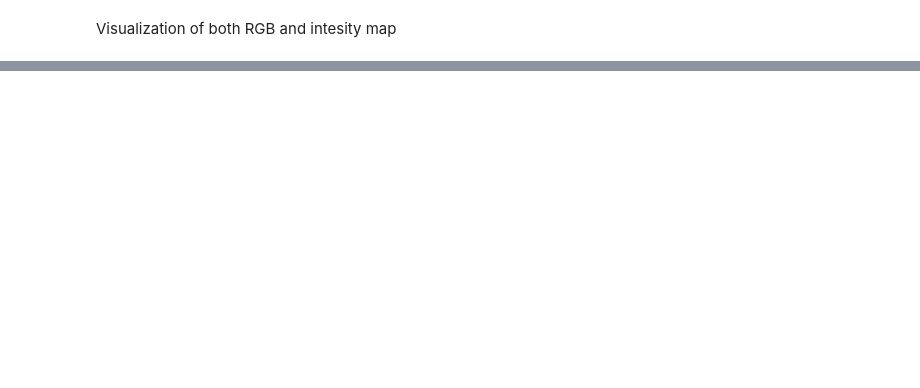
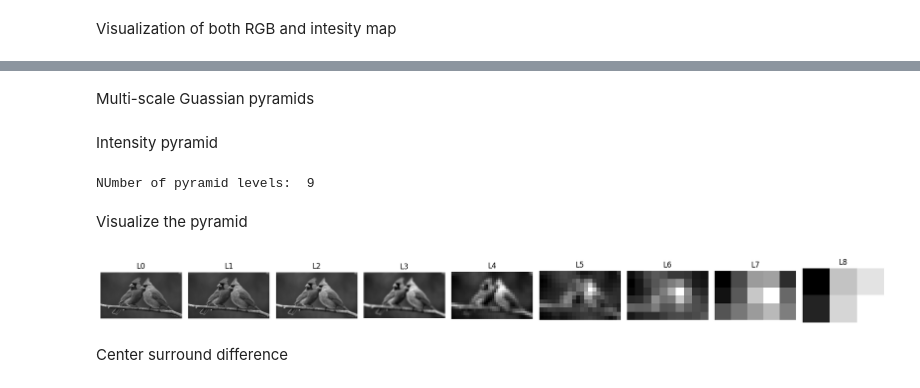
Before and after one commit to suparnah/metacognitive-attention, a Jupyter notebook: Notebooks/saliency_map.ipynb, the cells around one changed output, grey strips where cells are left out. Cells and saved outputs as stored; diff of their text form; code cells hidden in the pictures; blank space fills up the shorter version.

Commit message:
updated the code
Draft of the base model is build using simple representation

```diff
--- a/Notebooks/saliency_map.ipynb
+++ b/Notebooks/saliency_map.ipynb
@@ -10,7 +10,7 @@ from pathlib import Path
 Visualizing an image
 # %%
 # load image
-image_path = "sample.jpg"
+image_path = "image.jpg"
 
 img_bgr = cv2.imread(image_path)
 
@@ -46,0 +53,35 @@ plt.show()
+# %% [markdown]
+Multi-scale Guassian pyramids
+# %%
+def build_gaussian_pyramid(image, levels):
+  pyramid = [image]
+  current = image.copy()
+
+  for _ in range(levels - 1):
+    current = cv2.pyrDown(current)
+    pyramid.append(current)
+
+  return pyramid
+# %% [markdown]
+Intensity pyramid
+# %%
+intensity_pyramid = build_gaussian_pyramid(intensity, levels=9)
+print("NUmber of pyramid levels: ", len(intensity_pyramid))
+# %% [output]
+NUmber of pyramid levels:  9
+# %% [markdown]
+Visualize the pyramid
+# %%
+fig, axes = plt.subplots(1, len(intensity_pyramid), figsize=(18, 4))
+
+for i, level in enumerate(intensity_pyramid):
+    axes[i].imshow(level, cmap='gray')
+    axes[i].set_title(f"L{i}")
+    axes[i].axis("off")
+
+plt.tight_layout()
+plt.show()
+# %% [output]
+[figure, added]
+# %% [markdown]
+Center surround difference
```
Also changed, not shown: parts of 17 cells of this notebook.
